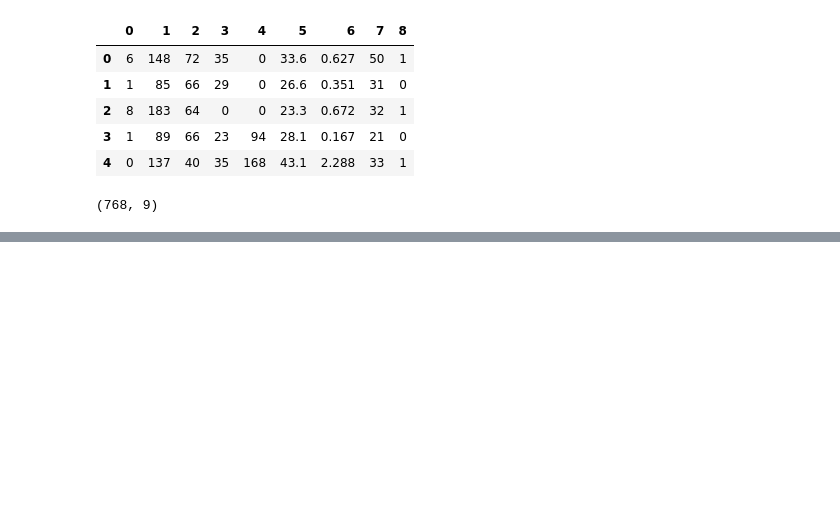
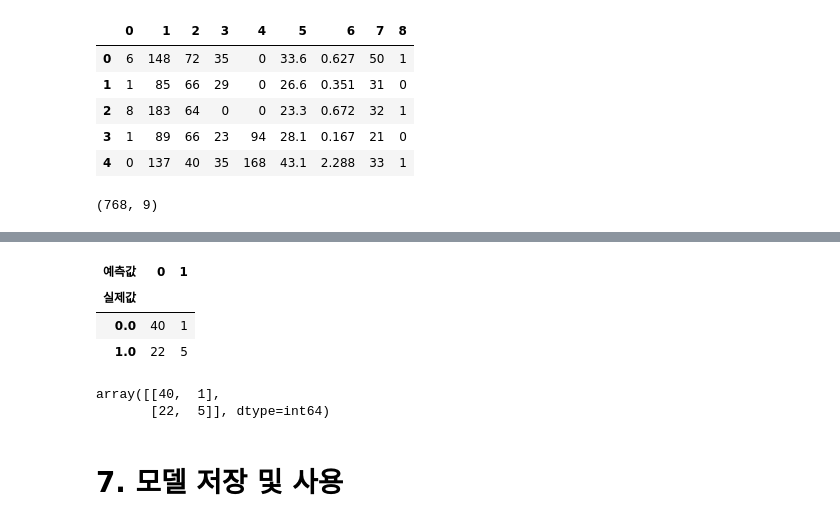
Before and after one commit to jangsh4752/ai_x, a Jupyter notebook: source/05_DeepLearning/06_피마인디언_당뇨병발병예측(로지스틱회귀분석=이진분류,분류분석).ipynb, the cells around one changed output, grey strips where cells are left out. Cells and saved outputs as stored; diff of their text form; code cells hidden in the pictures; blank space fills up the shorter version.

```diff
--- a/source/05_DeepLearning/06_피마인디언_당뇨병발병예측(로지스틱회귀분석=이진분류,분류분석).ipynb
+++ b/source/05_DeepLearning/06_피마인디언_당뇨병발병예측(로지스틱회귀분석=이진분류,분류분석).ipynb
@@ -82,0 +383,3 @@ X_train.shape, y_train.shape, X_test.shape, y_test.shape
+# %%
+y_hat = model.predict(X_test).argmax(axis=1)
+y_hat
@@ -82,0 +392,14 @@ X_train.shape, y_train.shape, X_test.shape, y_test.shape
+# %%
+pd.crosstab(y_test, y_hat, rownames=['실제값'], colnames=['예측값'])
+# %% [output]
+| 예측값 | 0 | 1 |
+| 실제값 |  |  |
+| 0.0 | 40 | 1 |
+| 1.0 | 22 | 5 |
+# %%
+confusion_matrix(y_test, y_hat)
+# %% [output]
+array([[40,  1],
+       [22,  5]], dtype=int64)
+# %% [markdown]
+# 7. 모델 저장 및 사용
```
Also changed, not shown: parts of 45 cells of this notebook, 8 other files.
